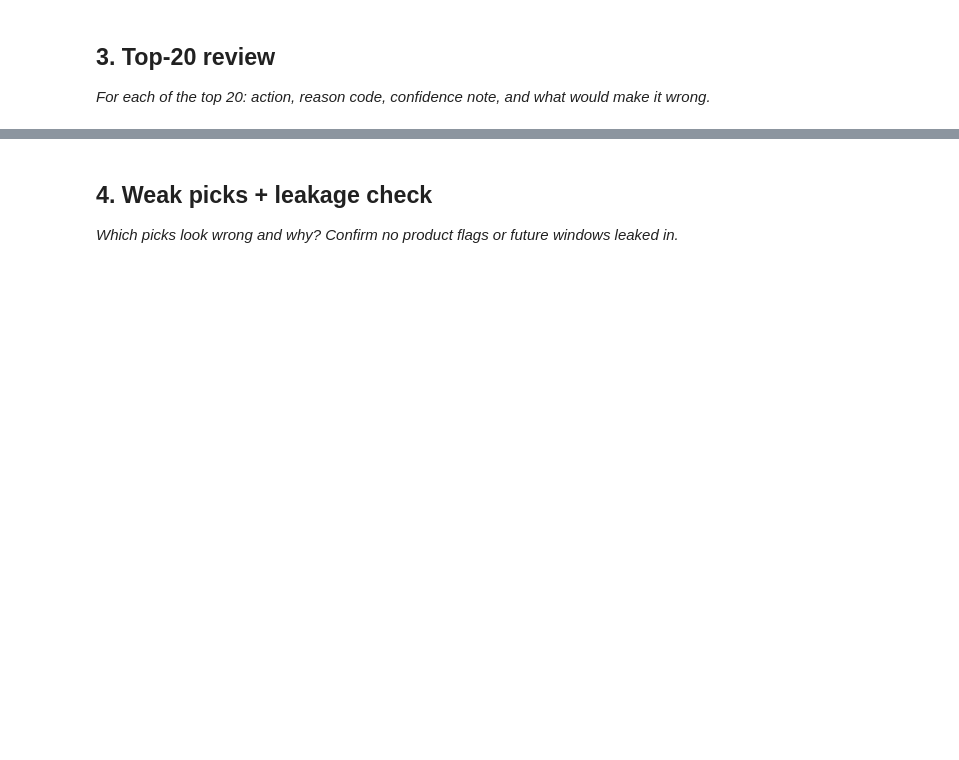
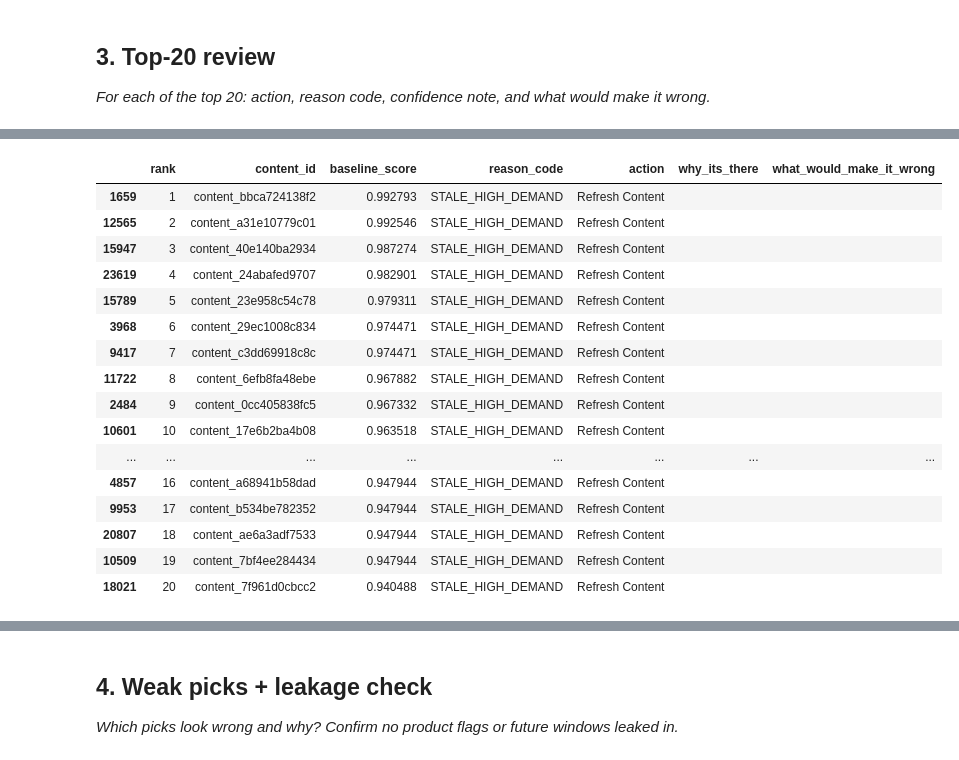
Before and after one commit to shiva-sn/ML, a Jupyter notebook: work/notebooks/w04_baseline_score.ipynb, the cells around one changed output, grey strips where cells are left out. Cells and saved outputs as stored; diff of their text form; code cells hidden in the pictures; blank space fills up the shorter version.

```diff
--- a/work/notebooks/w04_baseline_score.ipynb
+++ b/work/notebooks/w04_baseline_score.ipynb
@@ -30,0 +184,33 @@ df = pd.read_csv()
+# %%
+top20_review = top20[
+    [
+        "rank",
+        "content_id",
+        "baseline_score",
+        "reason_code",
+        "action"
+    ]
+].copy()
+
+top20_review["why_its_there"] = ""
+top20_review["what_would_make_it_wrong"] = ""
+
+display(top20_review)
+# %% [output]
+|  | rank | content_id | baseline_score | reason_code | action | why_its_there | what_would_make_it_wrong |
+| 1659 | 1 | content_bbca724138f2 | 0.992793 | STALE_HIGH_DEMAND | Refresh Content |  |  |
+| 12565 | 2 | content_a31e10779c01 | 0.992546 | STALE_HIGH_DEMAND | Refresh Content |  |  |
+| 15947 | 3 | content_40e140ba2934 | 0.987274 | STALE_HIGH_DEMAND | Refresh Content |  |  |
+| 23619 | 4 | content_24abafed9707 | 0.982901 | STALE_HIGH_DEMAND | Refresh Content |  |  |
+| 15789 | 5 | content_23e958c54c78 | 0.979311 | STALE_HIGH_DEMAND | Refresh Content |  |  |
+| 3968 | 6 | content_29ec1008c834 | 0.974471 | STALE_HIGH_DEMAND | Refresh Content |  |  |
+| 9417 | 7 | content_c3dd69918c8c | 0.974471 | STALE_HIGH_DEMAND | Refresh Content |  |  |
+| 11722 | 8 | content_6efb8fa48ebe | 0.967882 | STALE_HIGH_DEMAND | Refresh Content |  |  |
+| 2484 | 9 | content_0cc405838fc5 | 0.967332 | STALE_HIGH_DEMAND | Refresh Content |  |  |
+| 10601 | 10 | content_17e6b2ba4b08 | 0.963518 | STALE_HIGH_DEMAND | Refresh Content |  |  |
+| ... | ... | ... | ... | ... | ... | ... | ... |
+| 4857 | 16 | content_a68941b58dad | 0.947944 | STALE_HIGH_DEMAND | Refresh Content |  |  |
+| 9953 | 17 | content_b534be782352 | 0.947944 | STALE_HIGH_DEMAND | Refresh Content |  |  |
+| 20807 | 18 | content_ae6a3adf7533 | 0.947944 | STALE_HIGH_DEMAND | Refresh Content |  |  |
+| 10509 | 19 | content_7bf4ee284434 | 0.947944 | STALE_HIGH_DEMAND | Refresh Content |  |  |
+| 18021 | 20 | content_7f961d0cbcc2 | 0.940488 | STALE_HIGH_DEMAND | Refresh Content |  |  |
```
Also changed, not shown: parts of 10 cells of this notebook.
